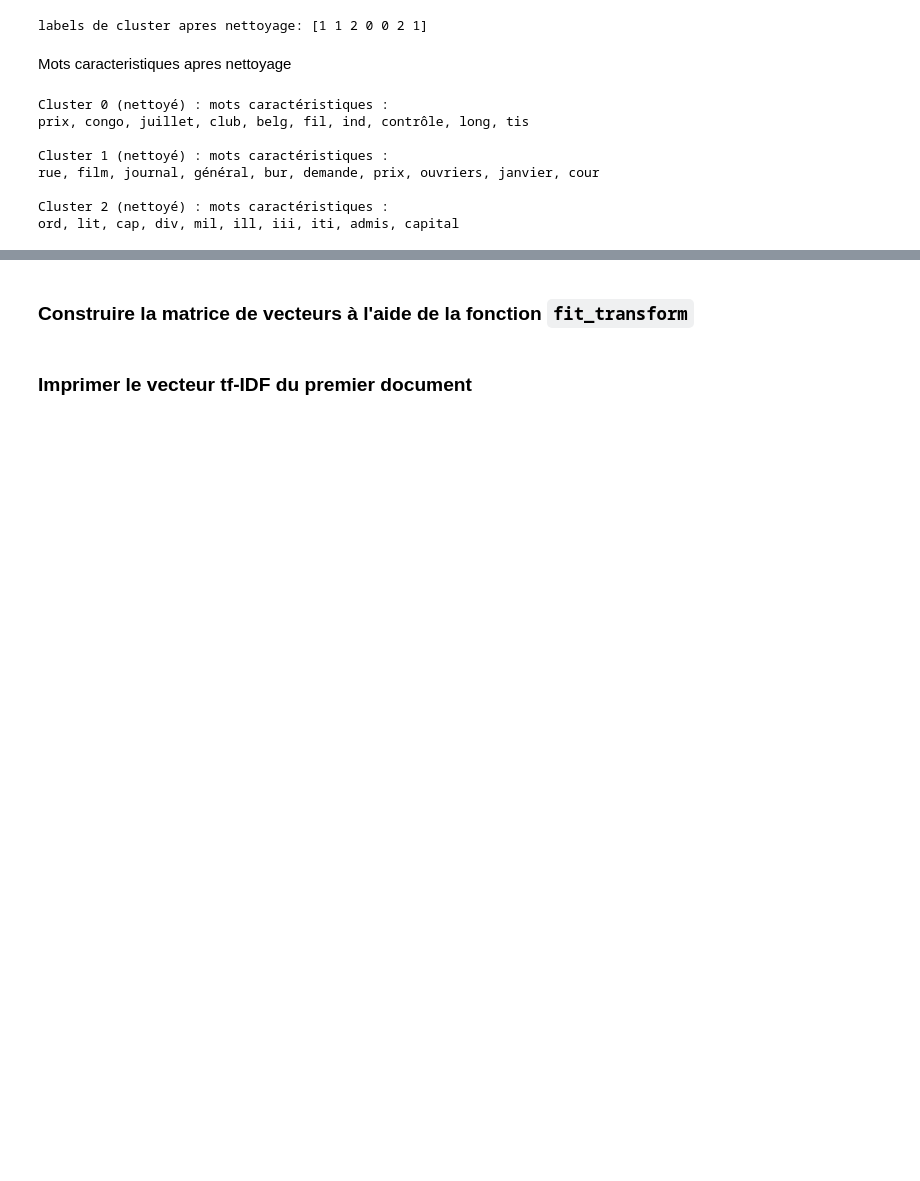
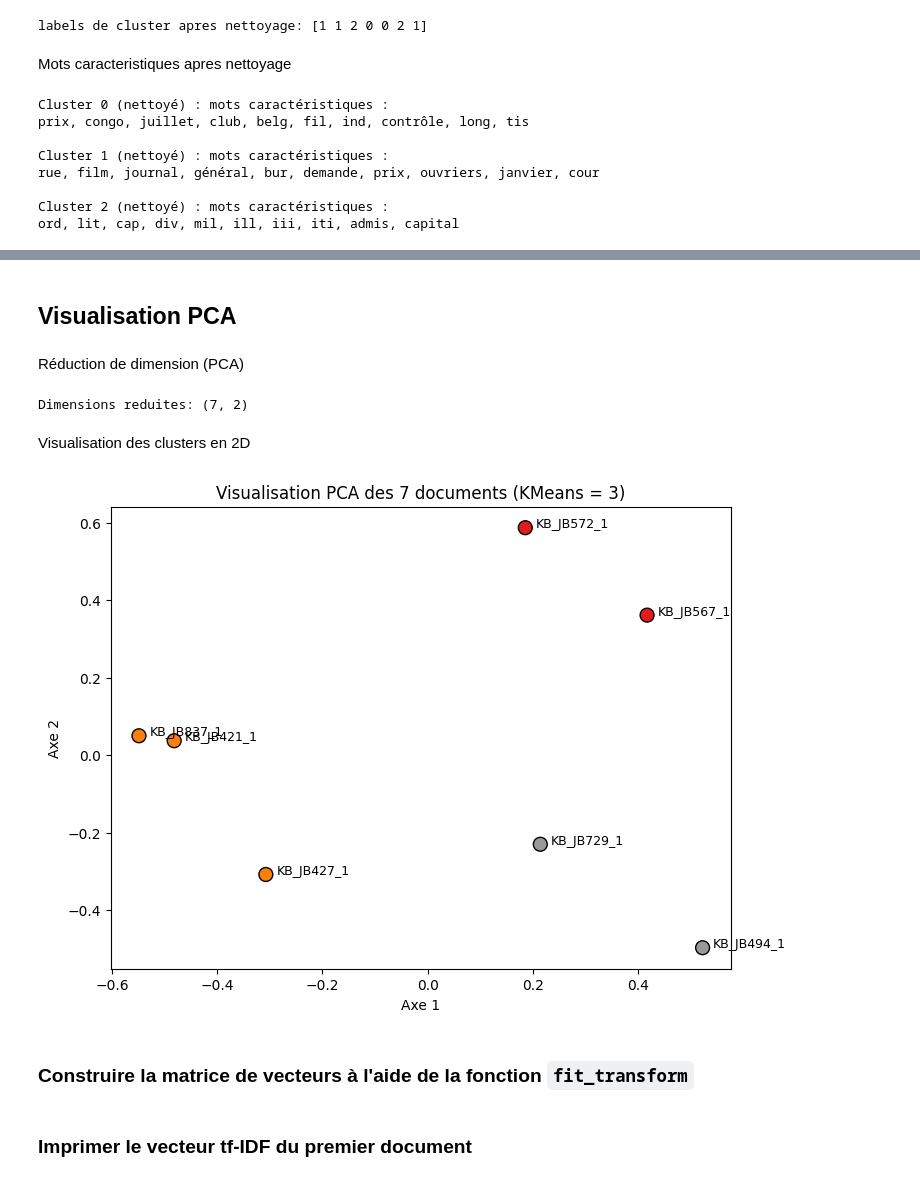
Before and after one commit to ArmelFopa/Projet_TAC_1, a Jupyter notebook: tps/tp3/s2_clustering.ipynb, the cells around one changed output, grey strips where cells are left out. Saved outputs shown, nothing was run; the diff lists cells and outputs as text; code cells hidden in the pictures; blank space fills up the shorter version.

Commit message:
Update s2_clustering.ipynb
Aperçu de la matrice de vecteurs TF-IDF et visualisation PCA

```diff
--- a/tps/tp3/s2_clustering.ipynb
+++ b/tps/tp3/s2_clustering.ipynb
@@ -349,3 +333,38 @@ vectorizer = TfidfVectorizer(
+# %% [markdown]
+## Visualisation PCA
+# %% [markdown]
+Réduction de dimension (PCA)
+# %%
+# On reduit à deux dimensions pour visualisation
+
+pca = PCA(n_components=2, random_state=0)
+x_pca = pca.fit_transform(x_clean.toarray())
+
+print("Dimensions reduites:", x_pca.shape)
+# %% [output]
+Dimensions reduites: (7, 2)
+# %% [markdown]
+Visualisation des clusters en 2D
+# %%
+plt.figure(figsize=(8,6))
+plt.scatter(
+    x_pca[:, 0],
+    x_pca[:, 1],
+    c=labels_clean,
+    cmap='Set1',
+    s=100,
+    edgecolor='k'
+)
+
+for i, name in enumerate(fnames):
+    plt.text(x_pca[i, 0]+0.02, x_pca[i, 1], name[:10], fontsize=9)
+
+plt.title(f"Visualisation PCA des {len(docs_clean)} documents (KMeans = {N_CLUSTERS})")
+plt.xlabel("Axe 1")
+plt.ylabel("Axe 2")
+plt.show()
+# %% [output]
+[figure, added]
 # %% [markdown]
 ### Construire la matrice de vecteurs à l'aide de la fonction `fit_transform`
 # %%
```
Also changed, not shown: parts of 15 cells of this notebook.
